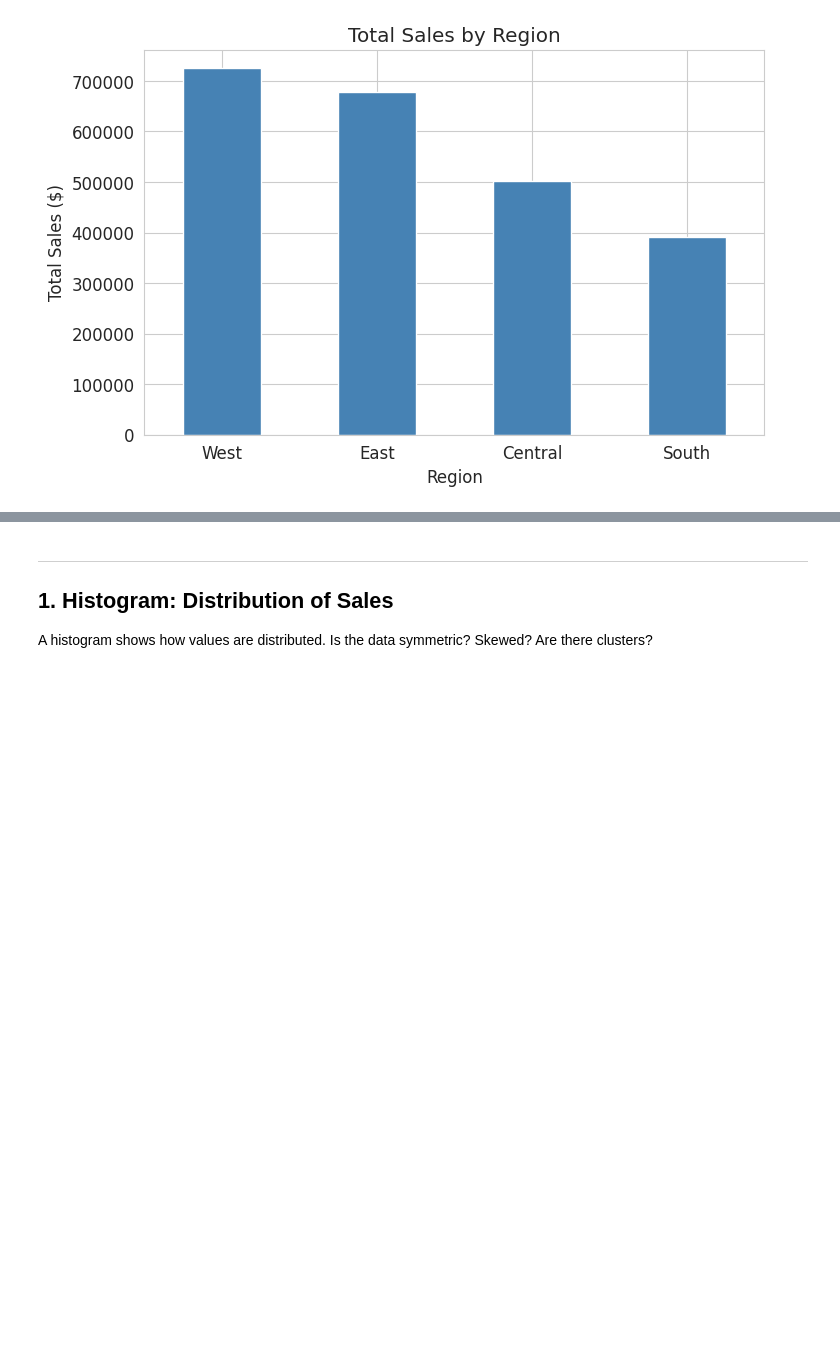
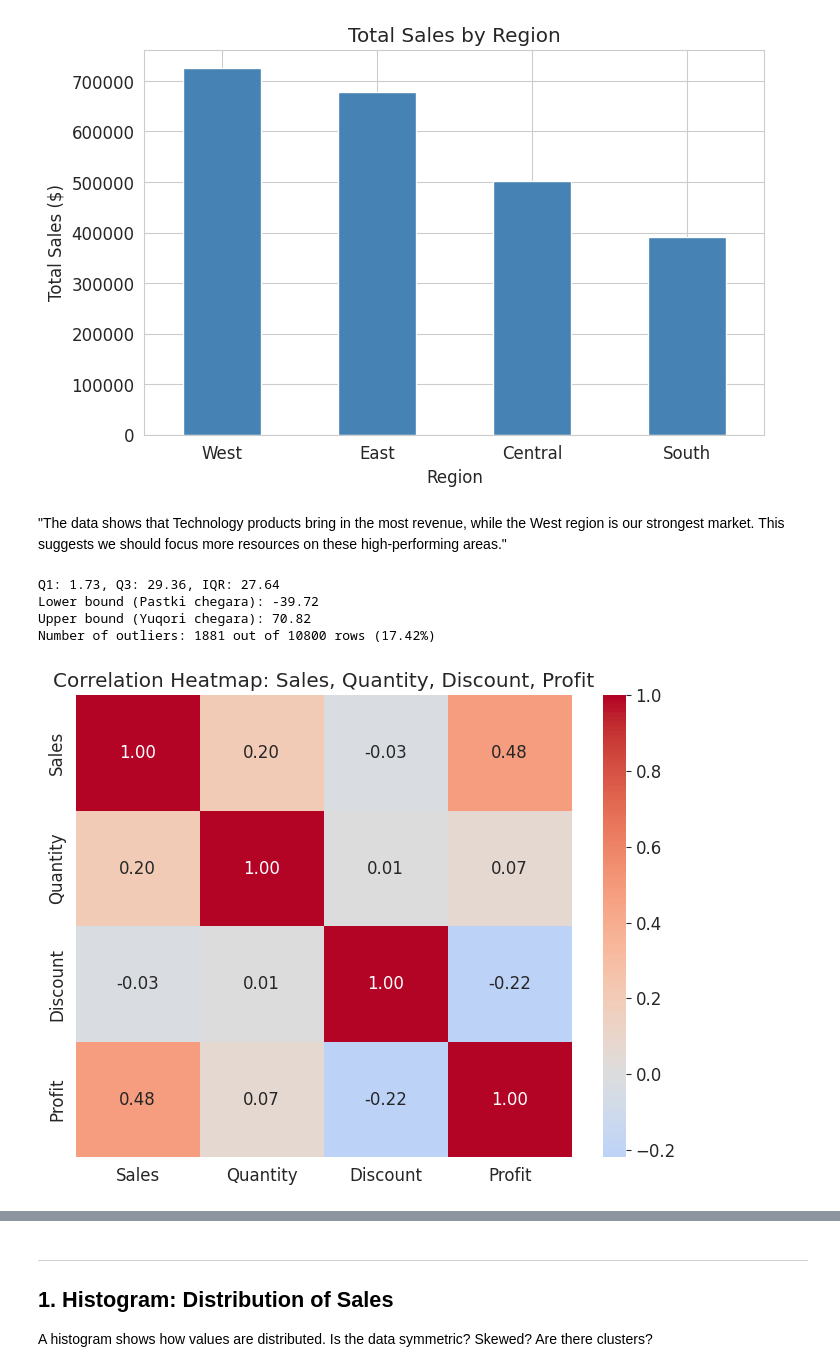
Before and after one commit to elnurruzmanov/boraq, a Jupyter notebook: module-2/class_3/m2_c3_visualization.ipynb, the cells around one changed output, grey strips where cells are left out. Drawn from its saved outputs; the diff is of its cells as text; code cells hidden in the pictures; blank space fills up the shorter version.

```diff
--- a/module-2/class_3/m2_c3_visualization.ipynb
+++ b/module-2/class_3/m2_c3_visualization.ipynb
@@ -96,3 +93,50 @@ plt.show()
 # %% [output]
 [figure]
 [figure]
+# %% [markdown]
+"The data shows that Technology products bring in the most revenue, while the West region is our strongest market. This suggests we should focus more resources on these high-performing areas."
+# %%
+# --- TASK 3: Outlier Identification using IQR ---
+
+# 1. Q1 (25%), Q3 (75%) va IQR ni hisoblaymiz
+Q1 = df['Profit'].quantile(0.25)
+Q3 = df['Profit'].quantile(0.75)
+IQR = Q3 - Q1
+
+print(f"Q1: {Q1:.2f}, Q3: {Q3:.2f}, IQR: {IQR:.2f}")
+
+# 2. Outlier chegaralarini belgilaymiz
+lower_bound = Q1 - 1.5 * IQR
+upper_bound = Q3 + 1.5 * IQR
+
+print(f"Lower bound (Pastki chegara): {lower_bound:.2f}")
+print(f"Upper bound (Yuqori chegara): {upper_bound:.2f}")
+
+# 3. Outlierlarni sanaymiz
+outliers = df[(df['Profit'] < lower_bound) | (df['Profit'] > upper_bound)]
+outlier_count = len(outliers)
+total_count = len(df)
+percentage = (outlier_count / total_count) * 100
+
+print(f"Number of outliers: {outlier_count} out of {total_count} rows ({percentage:.2f}%)")
+# %% [output]
+Q1: 1.73, Q3: 29.36, IQR: 27.64
+Lower bound (Pastki chegara): -39.72
+Upper bound (Yuqori chegara): 70.82
+Number of outliers: 1881 out of 10800 rows (17.42%)
+# %%
+# --- TASK 4: Correlation Heatmap ---
+
+# 1. Faqat raqamli ustunlarni tanlab olamiz
+numerical_cols = df[['Sales', 'Quantity', 'Discount', 'Profit']]
+
+# 2. Korrelyatsiya matritsasini hisoblaymiz
+corr_matrix = numerical_cols.corr()
+
+# 3. Heatmap chizamiz
+plt.figure(figsize=(8, 6))
+sns.heatmap(corr_matrix, annot=True, cmap='coolwarm', center=0, fmt='.2f')
+plt.title('Correlation Heatmap: Sales, Quantity, Discount, Profit')
+plt.show()
+# %% [output]
+[figure, added]
```
Also changed, not shown: parts of 4 cells of this notebook.
